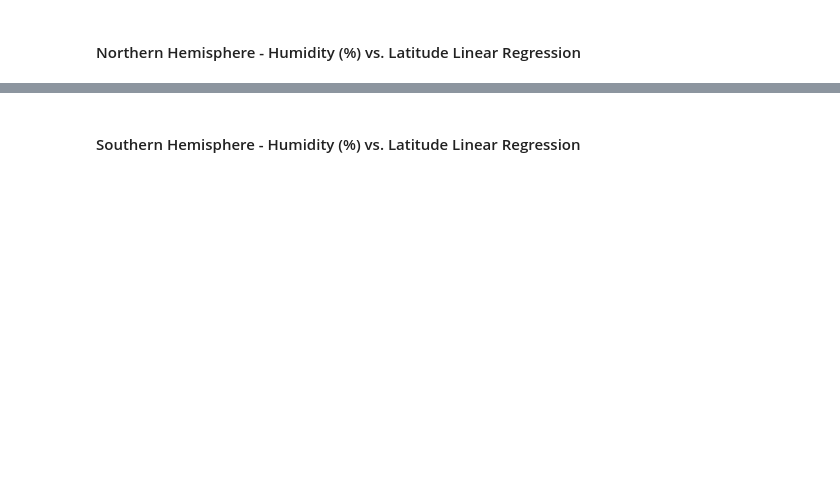
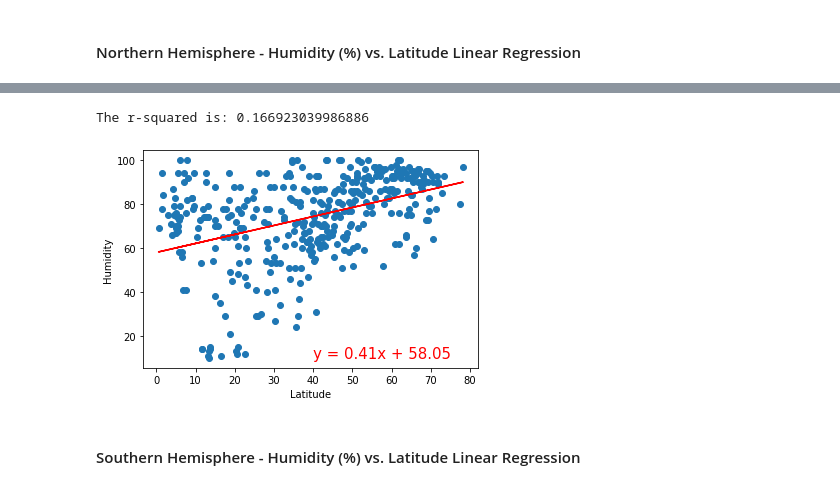
Before and after one commit to rjcline07/python-api-challenge, a Jupyter notebook: WeatherPy/Python_APIs_WeatherPy.ipynb, the cells around one changed output, grey strips where cells are left out. Saved outputs shown, nothing was run; the diff lists cells and outputs as text; code cells hidden in the pictures; blank space fills up the shorter version.

```diff
--- a/WeatherPy/Python_APIs_WeatherPy.ipynb
+++ b/WeatherPy/Python_APIs_WeatherPy.ipynb
@@ -326,0 +352,7 @@ The r-squared is: 0.10829462153873139
+# %%
+x_values = north_hem_df["Lat"]
+y_values = north_hem_df["Humidity"]
+plot_linear_regression(x_values, y_values, 'Humidity',(40,10))
+# %% [output]
+The r-squared is: 0.166923039986886
+[figure, added]
```
Also changed, not shown: parts of 26 cells of this notebook.
